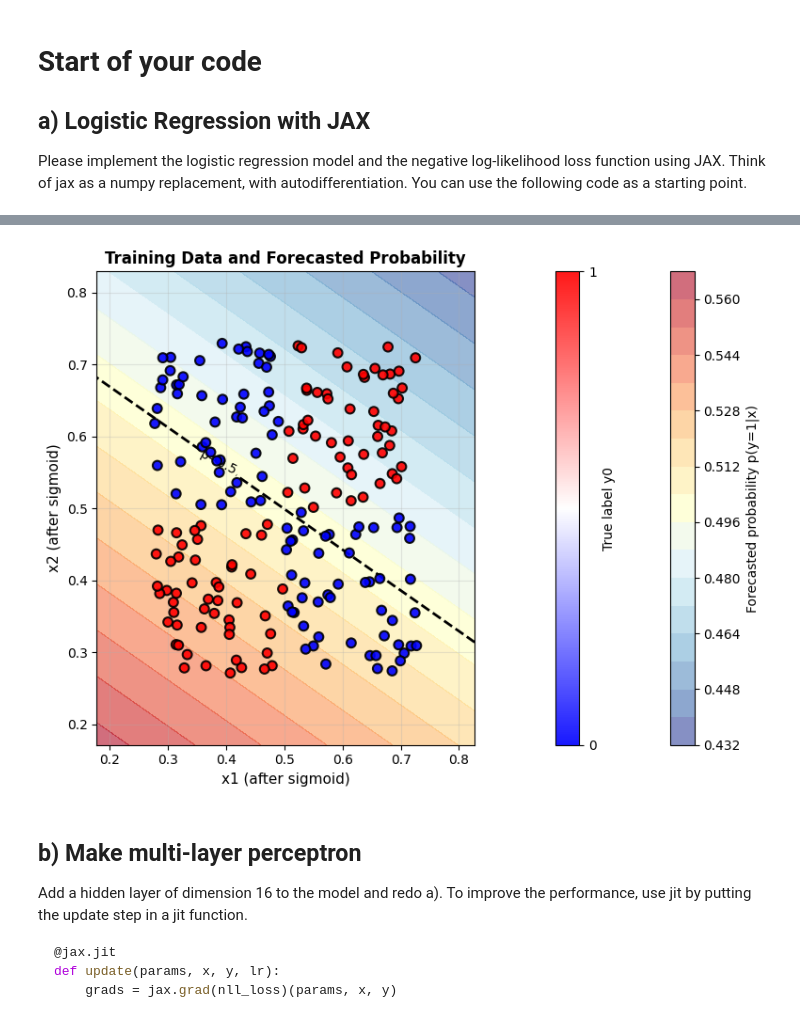
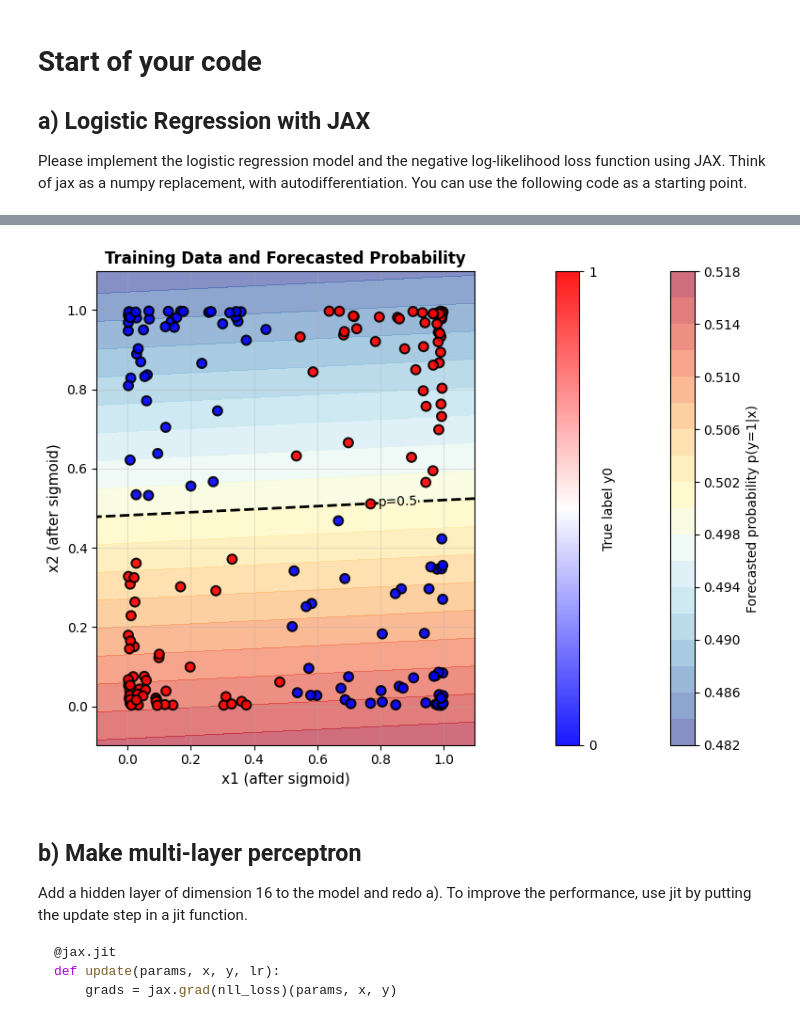
Before and after one commit to PhilNeu13/msi-dl, a Jupyter notebook: Exercise-2/01-dl-framework.ipynb, the cells around one changed output, grey strips where cells are left out. Cells and saved outputs as stored; diff of their text form; code cells hidden in the pictures.

```diff
--- a/Exercise-2/01-dl-framework.ipynb
+++ b/Exercise-2/01-dl-framework.ipynb
@@ -123,7 +123,7 @@ def generate_training_data(ntrain=200, scale=6.0, seed=None):
     return x2, y0
 
 # In the first notebook a scale of 6.0 was used, here we use 1.0
-x2, y0 = generate_training_data(ntrain=200, scale=1.0, seed=42)
+x2, y0 = generate_training_data(ntrain=200, scale=6.0, seed=42)
 # %%
 import matplotlib.pyplot as plt
 
@@ -272,8 +272,11 @@ def train(x, y, lr=0.5, n_steps=2000):
 
     for step in range(n_steps):
         grads = grad_loss(params, x, y)
-        params["w"] = params["w"] - lr * grads["w"]
-        params["b"] = params["b"] - lr * grads["b"]
+
+        params = {
+            "w": params["w"] - lr * grads["w"],
+            "b": params["b"] - lr * grads["b"]
+        }
         if step % 200 == 0:
             current_loss = nll_loss(params, x, y)
             print(f"Step {step}, Loss: {current_loss:.4f}")
@@ -300,4 +303,4 @@ Step 1800, Loss: 0.6923
-[figure, old version]
+[figure, new version]
 # %% [markdown]
 ## b) Make multi-layer perceptron
 Add a hidden layer of dimension 16 to the model and redo a). To improve the performance, use jit by putting the update step in a jit function.
```
Also changed, not shown: parts of 4 cells of this notebook.
